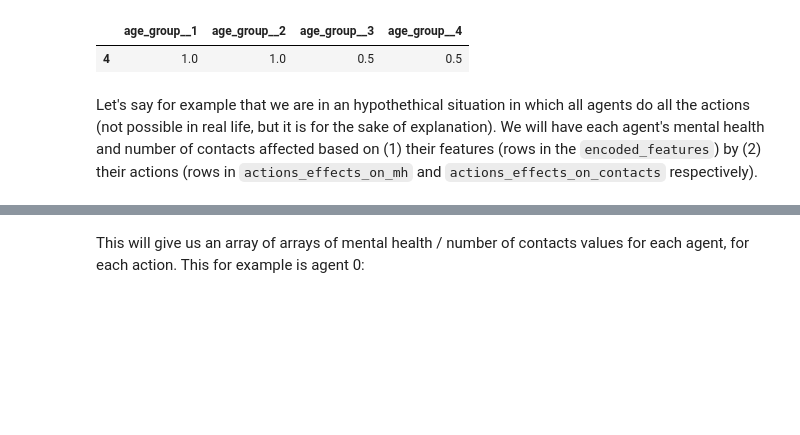
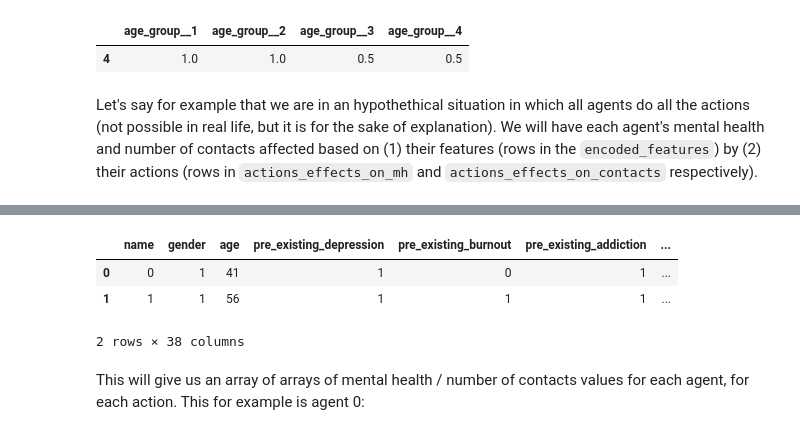
Before and after one commit to covid19ABM/comma, a Jupyter notebook: examples/tutorial.ipynb, the cells around one changed output, grey strips where cells are left out. Cells and saved outputs as stored; diff of their text form; code cells hidden in the pictures; blank space fills up the shorter version.

```diff
--- a/examples/tutorial.ipynb
+++ b/examples/tutorial.ipynb
@@ -176,3 +260,10 @@ Let's say for example that we are in an hypothethical situation in which all age
+# %%
+encoded_features.head(2)
+# %% [output]
+|  | name | gender | age | pre_existing_depression | pre_existing_burnout | pre_existing_addiction | ... |
+| 0 | 0 | 1 | 41 | 1 | 0 | 1 | ... |
+| 1 | 1 | 1 | 56 | 1 | 1 | 1 | ... |
+2 rows × 38 columns
 # %%
 
 mh = []
```
Also changed, not shown: parts of 18 cells of this notebook, 5 other files.
